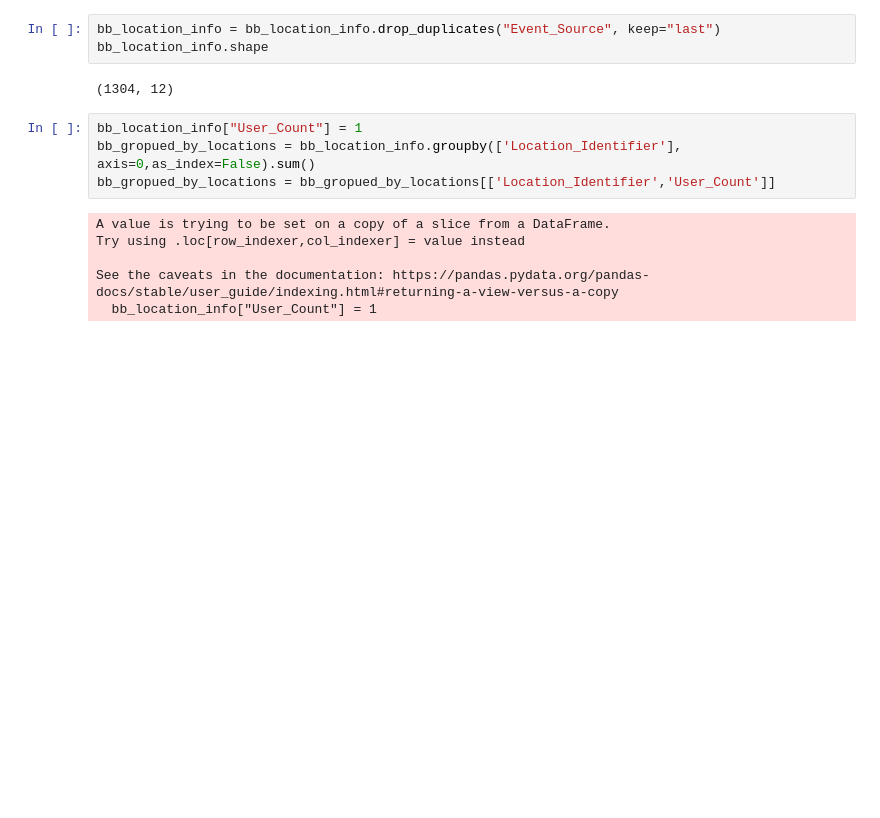
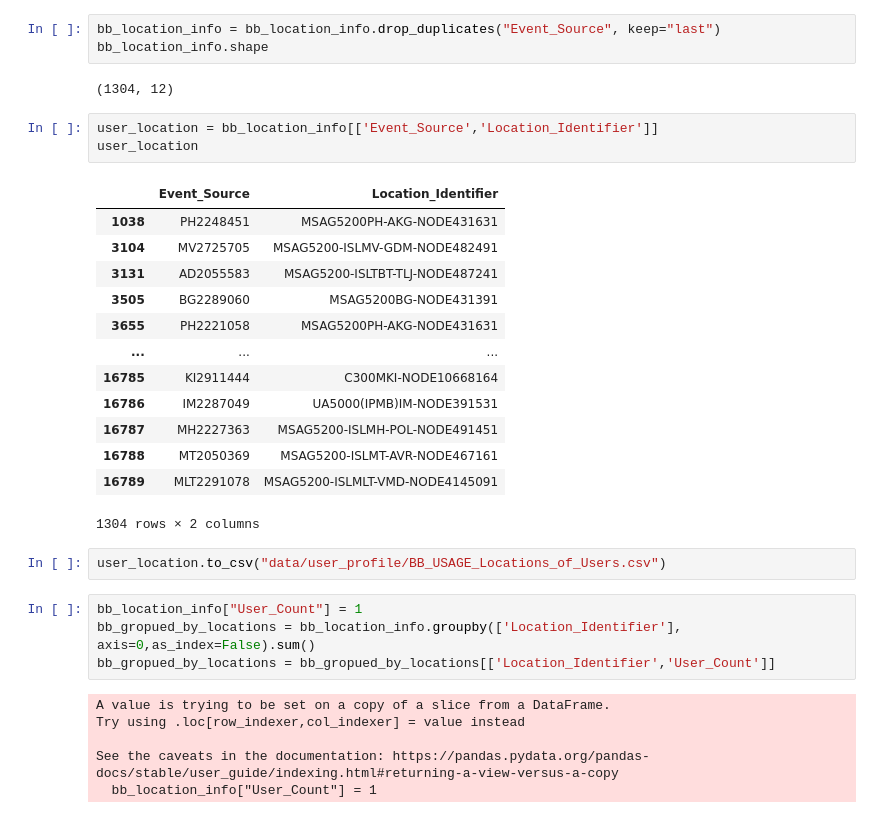
Before and after one commit to cmadusankahw/leve-4-research-hybrid-recommender-for-fixed-line-telco, a Jupyter notebook: BB USAGE DATA ANALYSIS.ipynb, the cells around one changed output. Cells and saved outputs as stored; diff of their text form; blank space fills up the shorter version.

Commit message:
updated up to user profile

```diff
--- a/BB USAGE DATA ANALYSIS.ipynb
+++ b/BB USAGE DATA ANALYSIS.ipynb
@@ -416,6 +418,25 @@ bb_location_info = bb_location_info.drop_duplicates("Event_Source", keep="last")
 bb_location_info.shape
 # %% [output]
 (1304, 12)
+# %%
+user_location = bb_location_info[['Event_Source','Location_Identifier']]
+user_location
+# %% [output]
+|  | Event_Source | Location_Identifier |
+| 1038 | PH2248451 | MSAG5200PH-AKG-NODE431631 |
+| 3104 | MV2725705 | MSAG5200-ISLMV-GDM-NODE482491 |
+| 3131 | AD2055583 | MSAG5200-ISLTBT-TLJ-NODE487241 |
+| 3505 | BG2289060 | MSAG5200BG-NODE431391 |
+| 3655 | PH2221058 | MSAG5200PH-AKG-NODE431631 |
+| ... | ... | ... |
+| 16785 | KI2911444 | C300MKI-NODE10668164 |
+| 16786 | IM2287049 | UA5000(IPMB)IM-NODE391531 |
+| 16787 | MH2227363 | MSAG5200-ISLMH-POL-NODE491451 |
+| 16788 | MT2050369 | MSAG5200-ISLMT-AVR-NODE467161 |
+| 16789 | MLT2291078 | MSAG5200-ISLMLT-VMD-NODE4145091 |
+1304 rows × 2 columns
+# %%
+user_location.to_csv("data/user_profile/BB_USAGE_Locations_of_Users.csv")
 # %%
 bb_location_info["User_Count"] = 1
 bb_gropued_by_locations = bb_location_info.groupby(['Location_Identifier'], axis=0,as_index=False).sum()
```
Also changed, not shown: parts of 2 cells of this notebook, 6 other files.
